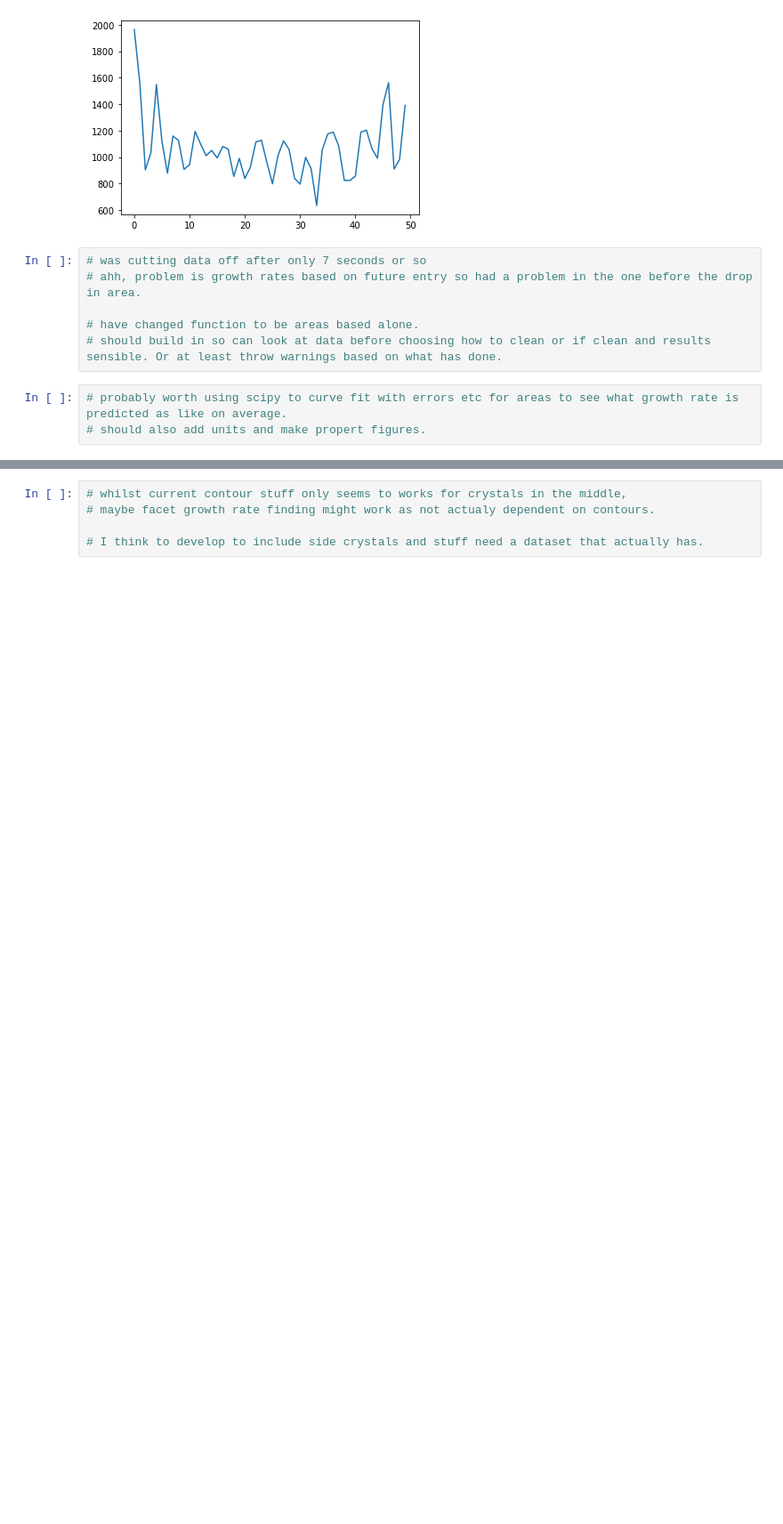
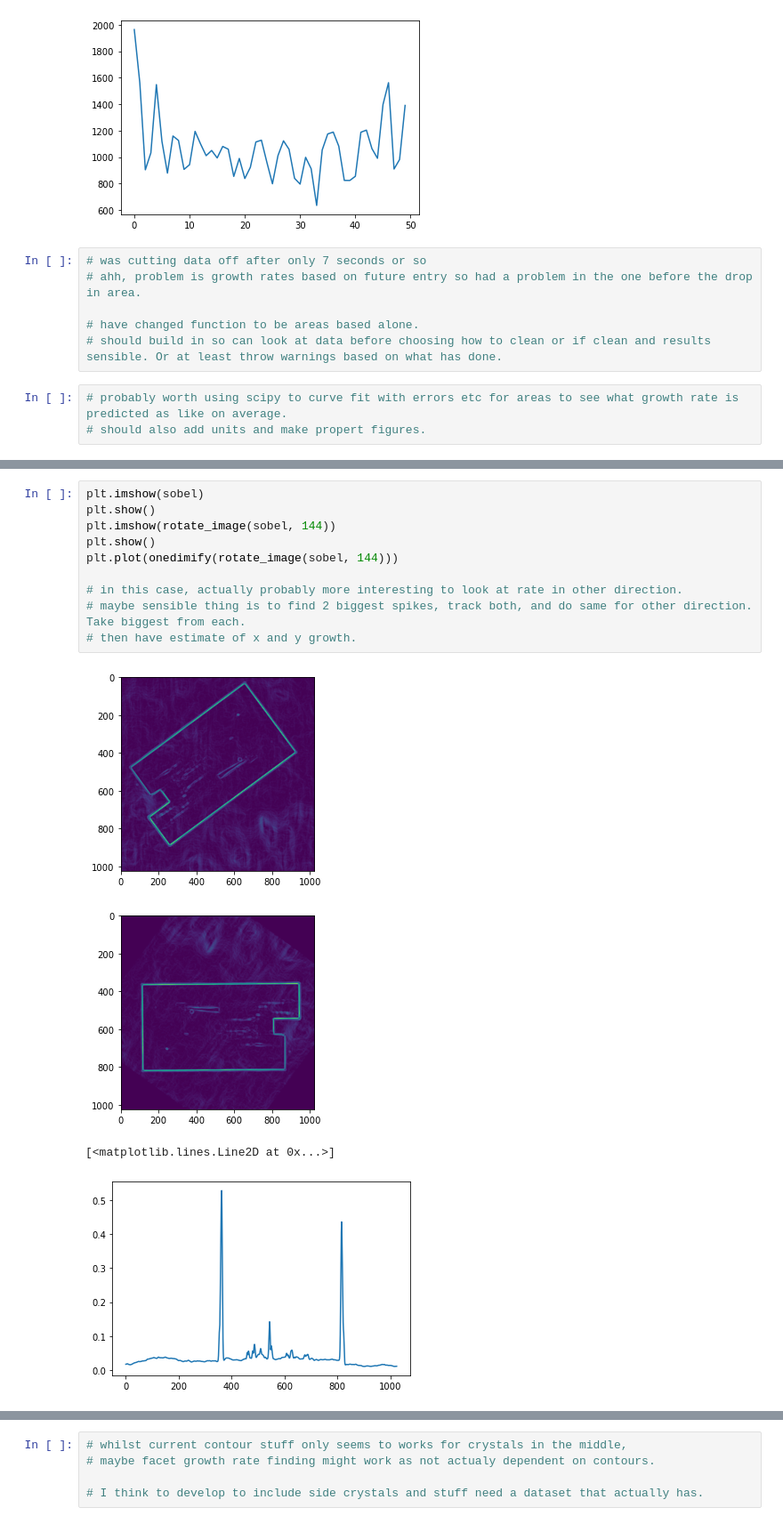
Before and after one commit to ESaundersNano/Mini-1-Multidimensional-analysis-of-perovskite-growth, a Jupyter notebook: test_notebook.ipynb, the cells around one changed output, grey strips where cells are left out. Shown at 89% size. Saved outputs shown, nothing was run; the diff lists cells and outputs as text; blank space fills up the shorter version.

```diff
--- a/test_notebook.ipynb
+++ b/test_notebook.ipynb
@@ -530,2 +533,17 @@ plt.imshow(rotate_image(image3, ))
 # %% [output]
 54
+# %%
+plt.imshow(sobel)
+plt.show()
+plt.imshow(rotate_image(sobel, 144))
+plt.show()
+plt.plot(onedimify(rotate_image(sobel, 144)))
+
+# in this case, actually probably more interesting to look at rate in other direction.
+# maybe sensible thing is to find 2 biggest spikes, track both, and do same for other direction. Take biggest from each.
+# then have estimate of x and y growth.
+# %% [output]
+[figure, added]
+[figure, added]
+[<matplotlib.lines.Line2D at 0x...>]
+[figure, added]
```
Also changed, not shown: parts of 10 cells of this notebook.
